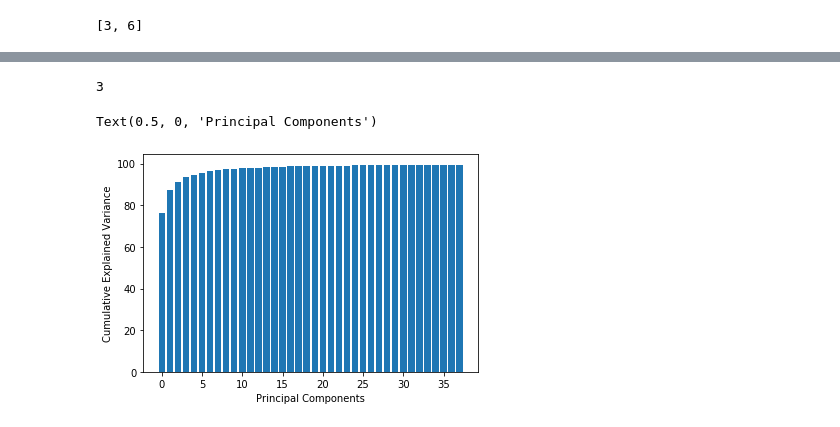
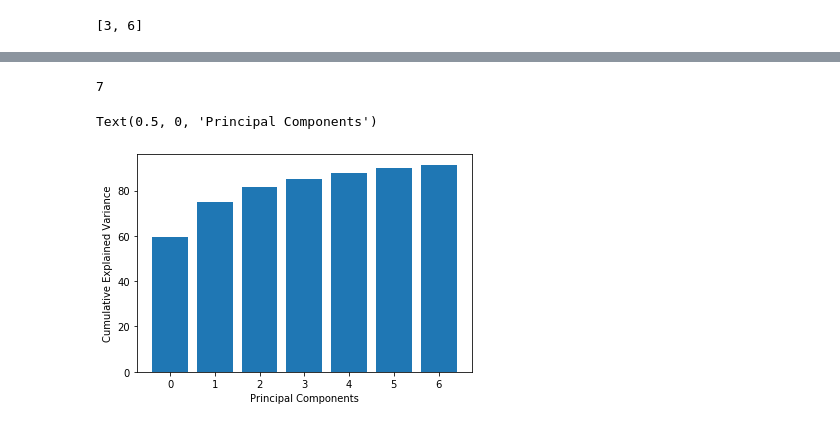
Before and after one commit to leilaicruz/machine-learning-for-yeast, a Jupyter notebook: prot_domains2lethality.ipynb, the cells around one changed output, grey strips where cells are left out. Cells and saved outputs as stored; diff of their text form; code cells hidden in the pictures.

```diff
--- a/prot_domains2lethality.ipynb
+++ b/prot_domains2lethality.ipynb
@@ -111,7 +111,7 @@ data_all=pd.read_excel('feature-matrix-all.xlsx')
 # %%
 X, y = data_all.drop(columns=["lethality"]), data_all["lethality"]
 from sklearn.model_selection import train_test_split
-X_train, X_test, y_train, y_test =  train_test_split(X,y,test_size = 0.25, random_state= 0)
+X_train, X_test, y_train, y_test =  train_test_split(X,y,test_size = 0.1, random_state= 0)
 # %%
 from sklearn.preprocessing import StandardScaler
 sc_X = StandardScaler()
@@ -130,20 +130,20 @@ while current_variance/total < 0.90:
     k=k+1
 print(k)
 # %% [output]
-3
+7
 # %%
 from sklearn.decomposition import PCA
-pca = PCA(n_components = 38)
+pca = PCA(n_components = 7)
 X_train = pca.fit_transform(X_train)
 X_test = pca.transform(X_test)
 cum_sum = pca.explained_variance_ratio_.cumsum()
 cum_sum = cum_sum*100
-plt.bar(range(38), cum_sum)
+plt.bar(range(7), cum_sum)
 plt.ylabel("Cumulative Explained Variance")
 plt.xlabel("Principal Components")
 # %% [output]
 Text(0.5, 0, 'Principal Components')
-[figure, old version]
+[figure, new version]
 # %%
 from sklearn.model_selection import GridSearchCV
 from sklearn.svm import SVC
```
Also changed, not shown: parts of 17 cells of this notebook, 1 other file.
